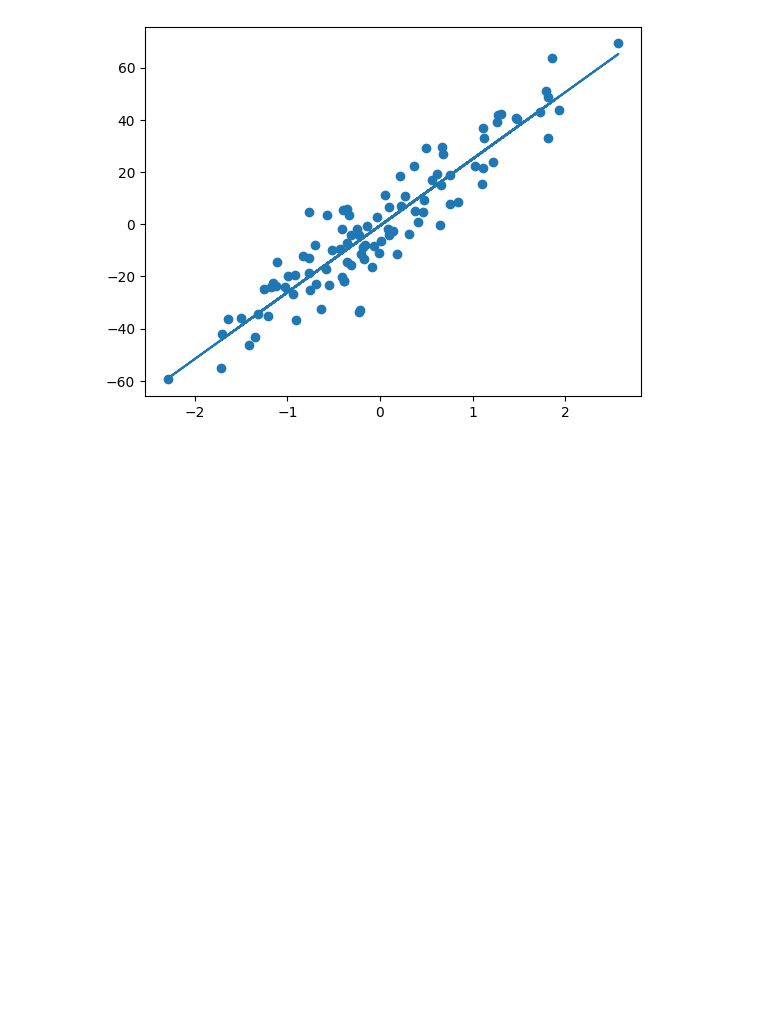
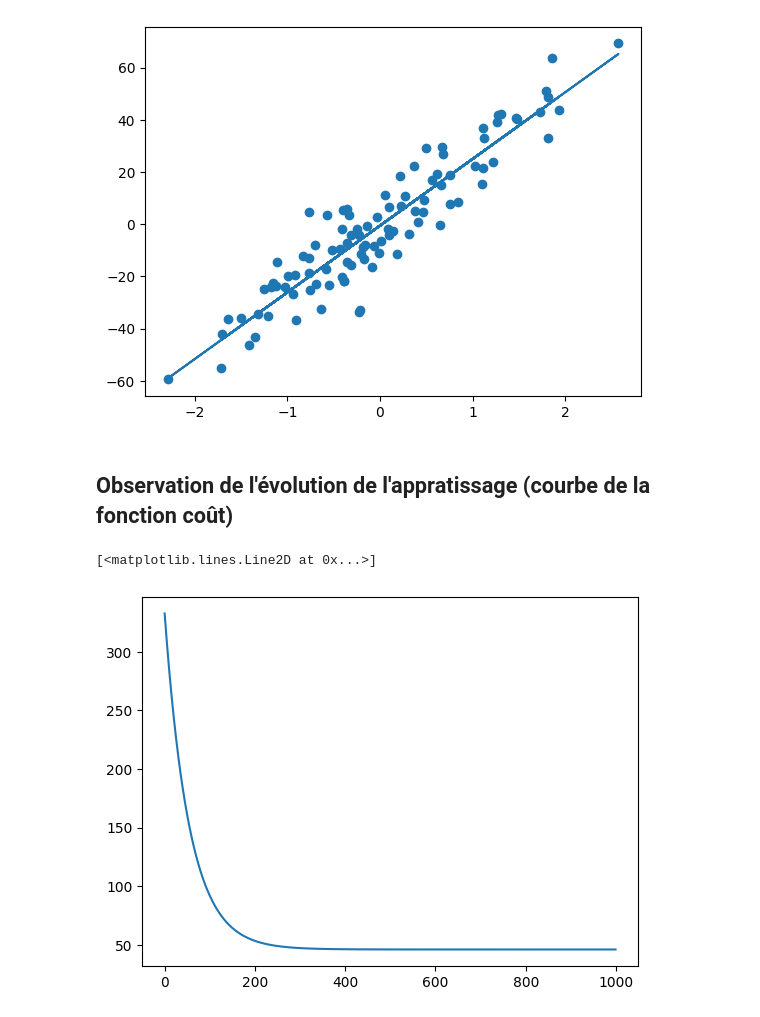
Before and after one commit to BelemsigriWindyamJusteYannel/Machine_learning_Basics, a Jupyter notebook: linear regression/linear_regression.ipynb, the cells around one changed output. Drawn from its saved outputs; the diff is of its cells as text; code cells hidden in the pictures; blank space fills up the shorter version.

Commit message:
cost function visualization

```diff
--- a/linear regression/linear_regression.ipynb
+++ b/linear regression/linear_regression.ipynb
@@ -116,14 +116,17 @@ def derive(x_samples,y_targets,parameters):
 # %% [markdown]
 ## Algorithme de minimisation soit Descente de gradient (Gradient Descent)
 # %%
-def gradient_descent(learning_rate, x_samples, y_targets, parameters, n_iteration):
-    for i in range(0,n_iteration):
+def gradient_descent(learning_rate, x_samples, y_targets, parameters, n_iterations):
+    cost_history = np.zeros(n_iterations)
+    for i in range(0,n_iterations):
         parameters = parameters - learning_rate * derive(x_samples=x_samples,y_targets=y_targets,parameters=parameters)
-    return parameters
+        cost_history[i] = cost_function(x_samples=x_samples,parameters=parameters,y_targets=y_targets)
+
+    return parameters,cost_history
 # %% [markdown]
 ## Recherche des paramètres adequats avec la fonction "gradient_descent"
 # %%
-theta_final = gradient_descent(learning_rate =0.01 ,x_samples=X_samples ,y_targets=targets ,parameters=theta , n_iteration=1000 )
+theta_final, cost_history = gradient_descent(learning_rate =0.01 ,x_samples=X_samples ,y_targets=targets ,parameters=theta , n_iterations=1000 )
 
 print("Result => ", theta_final)
 # %% [output]
@@ -160,3 +163,10 @@ plt.plot(samples ,prediction)
 # %% [output]
 [<matplotlib.lines.Line2D at 0x...>]
 [figure]
+# %% [markdown]
+## Observation de l'évolution de l'appratissage (courbe de la fonction coût)
+# %%
+plt.plot(range(1000),cost_history)
+# %% [output]
+[<matplotlib.lines.Line2D at 0x...>]
+[figure, added]
```
